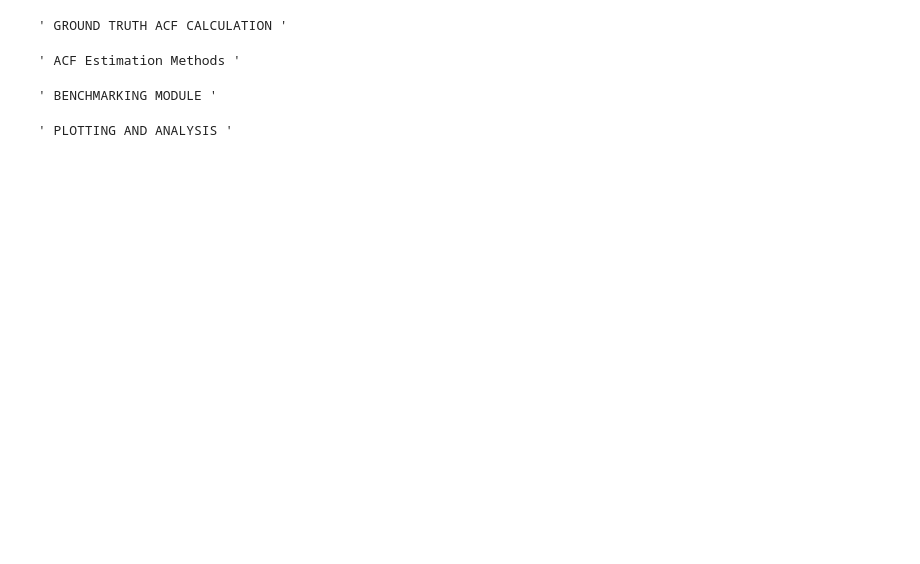
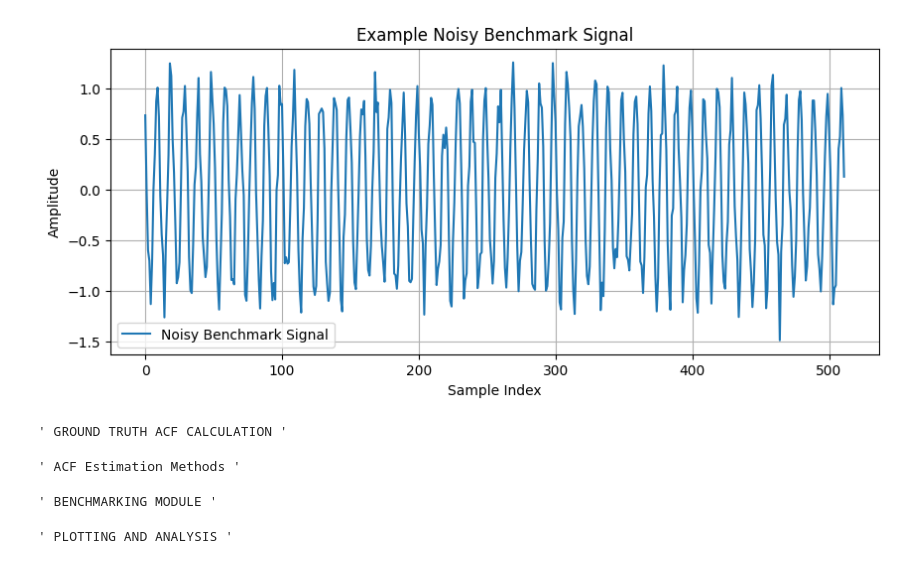
Before and after one commit to AlmondSund/RandomSignalsTheory, a Jupyter notebook: acf_bench.ipynb, the cells around one changed output. Cells and saved outputs as stored; diff of their text form; code cells hidden in the pictures; blank space fills up the shorter version.

Commit message:
acf benchmark

```diff
--- a/acf_bench.ipynb
+++ b/acf_bench.ipynb
@@ -22,2 +542,14 @@ FORGETTING_FACTOR = 0.9  # Forgetting factor for EWMA method
+# %%
+# Example signal
+plt.figure(figsize=(10, 4))
+plt.plot(benchmark_signals[0, :], label="Noisy Benchmark Signal")
+plt.title("Example Noisy Benchmark Signal")
+plt.xlabel("Sample Index")
+plt.ylabel("Amplitude")
+plt.legend()
+plt.grid()
+plt.show()
+# %% [output]
+[figure, added]
 # %%
 """ GROUND TRUTH ACF CALCULATION """
```
Also changed, not shown: parts of 1 cell of this notebook.
